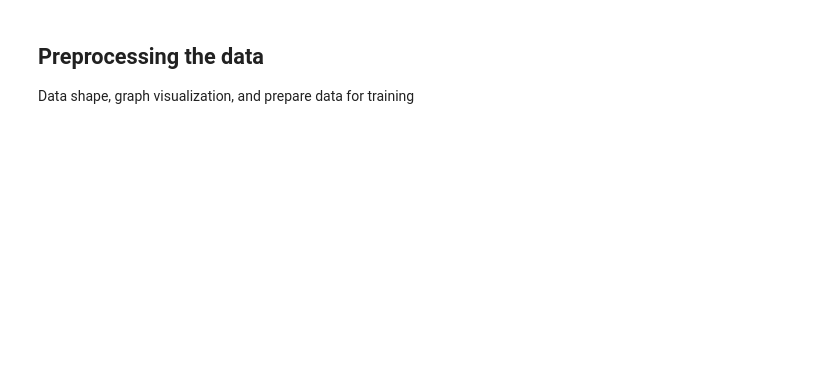
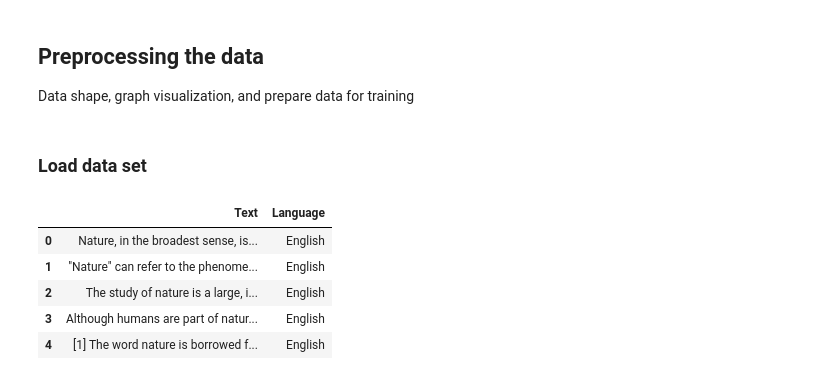
Before and after one commit to AshleyZhao/AshleyZhao.github.io, a Jupyter notebook: Code samples/Data Science/LLM/Language Detection.ipynb, the cells around one changed output. Cells and saved outputs as stored; diff of their text form; code cells hidden in the pictures; blank space fills up the shorter version.

```diff
--- a/Code samples/Data Science/LLM/Language Detection.ipynb
+++ b/Code samples/Data Science/LLM/Language Detection.ipynb
@@ -67,3 +61,5 @@ with zipfile.ZipFile('Language%20Detection.csv.zip', 'r') as zipref:
 ## Preprocessing the data
 
 Data shape, graph visualization, and prepare data for training
+# %% [markdown]
+### Load data set
@@ -69,0 +70,9 @@ Data shape, graph visualization, and prepare data for training
+# %%
+df.head()
+# %% [output]
+|  | Text | Language |
+| 0 | Nature, in the broadest sense, is... | English |
+| 1 | "Nature" can refer to the phenome... | English |
+| 2 | The study of nature is a large, i... | English |
+| 3 | Although humans are part of natur... | English |
+| 4 | [1] The word nature is borrowed f... | English |
```
Also changed, not shown: parts of 11 cells of this notebook, 1 other file.
